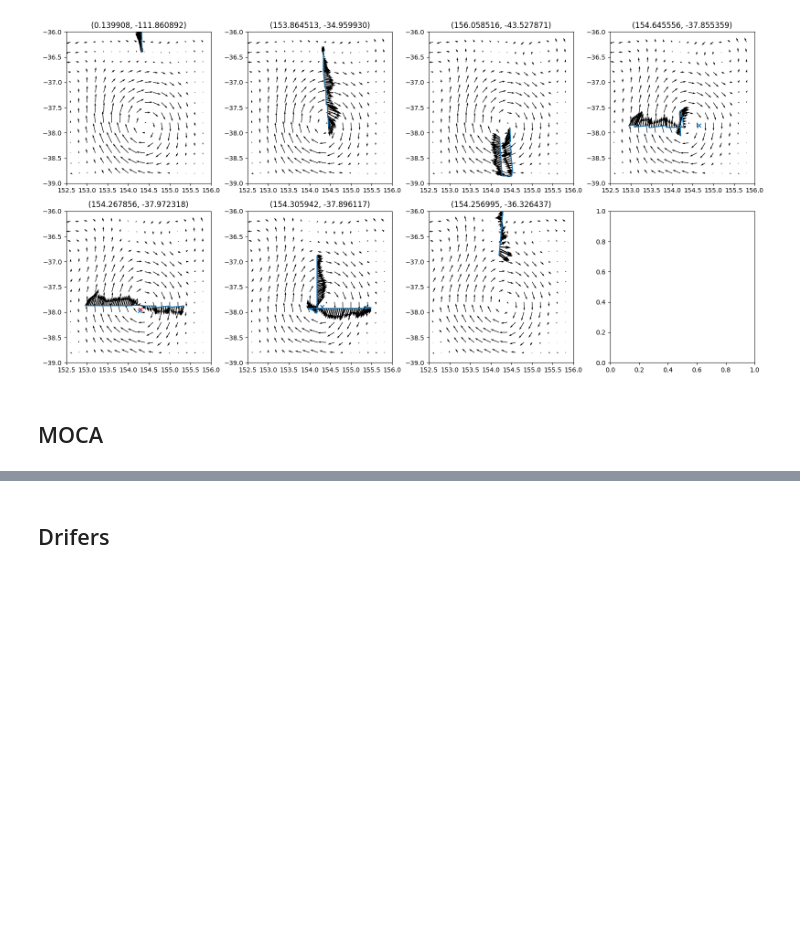
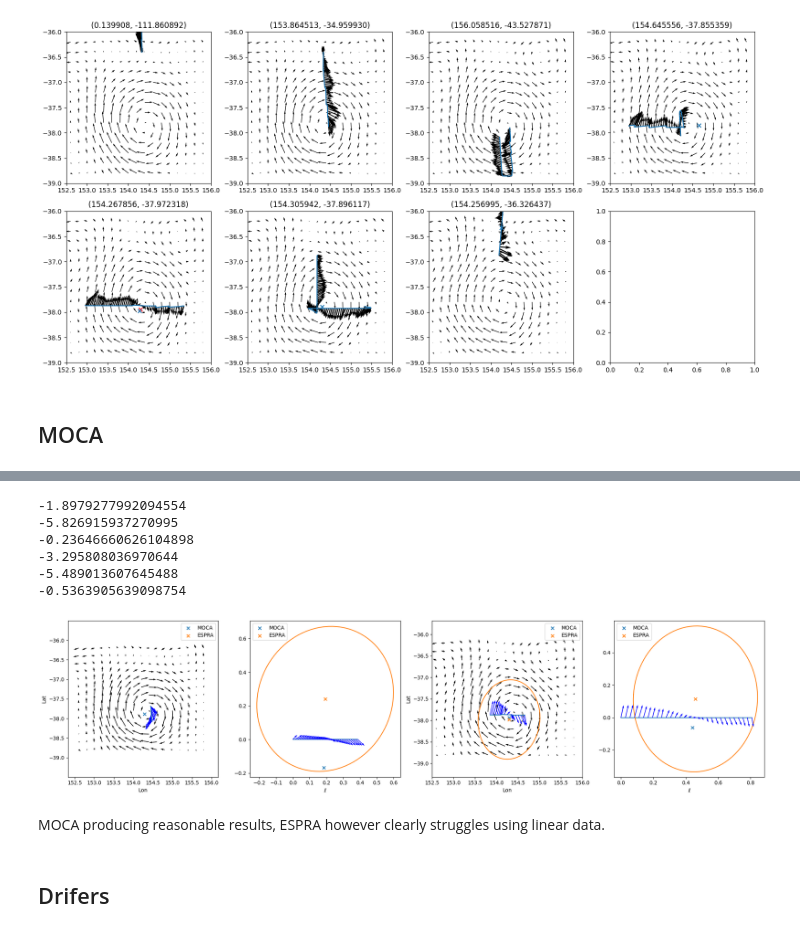
Before and after one commit to regdowse/UNSW-MRes, a Jupyter notebook: MRes/Chapter1/IN2023_paper_plots.ipynb, the cells around one changed output, grey strips where cells are left out. Cells and saved outputs as stored; diff of their text form; code cells hidden in the pictures; blank space fills up the shorter version.

```diff
--- a/MRes/Chapter1/IN2023_paper_plots.ipynb
+++ b/MRes/Chapter1/IN2023_paper_plots.ipynb
@@ -376,9 +421,11 @@ def find_point(ref, v_unit, d_along, d_perp):
 # Define plot limits and time indices
 xmin, xmax = 152.5, 156
 ymin, ymax = -39, -36
+width = 0.004
 
 fig, axs = plt.subplots(1, 4, figsize=(20, 5))
-for e, (t1, t2) in enumerate([(60, 180), (300, 420)]):
+# for e, (t1, t2) in enumerate([(60, 180), (300, 420)]):
+for e, (t1, t2) in enumerate([(110, 140), (340, 370)]):
 
     t_mean = CE_ship_data.iloc[t1:t2].index.mean()
 
@@ -387,7 +434,7 @@ for e, (t1, t2) in enumerate([(60, 180), (300, 420)]):
     fname = CE_filtered_df.loc[closest_date]['fname']
 
     # Plot SSH Data
-    with netCDF4.Dataset(fname, mode='r') as ds:
+    with nc.Dataset(fname, mode='r') as ds:
         lon = ds['LONGITUDE'][:].squeeze()
         lat = ds['LATITUDE'][:].squeeze()
         lon, lat = np.meshgrid(lon, lat)
@@ -403,44 +450,71 @@ for e, (t1, t2) in enumerate([(60, 180), (300, 420)]):
     spacing = 1
     axs[0+2*e].quiver(
         lon[idx][::spacing], lat[idx][::spacing],
         u[idx][::spacing], v[idx][::spacing],
         scale=None, width=None
     )
 
     # Plot RV Data
     day_data = CE_ship_data.iloc[t1:t2]
     xi = np.array(day_data['Lon'])
     yi = np.array(day_data['Lat'])
     ui = np.array(day_data['u'])
     vi = np.array(day_data['v'])
 
+    # plot 1
+    x0_espra, y0_espra, Q_espra, w_espra = espra(xi, yi, ui, vi)
     axs[0+2*e].plot(xi, yi)
-    axs[0+2*e].quiver(xi, yi, ui, vi, color='b')
-
+    axs[0+2*e].quiver(xi, yi, ui, vi, color='b',width=width)
     xi, yi, ui, vi, V_T, V_N = straighten(xi, yi, ui, vi)
+    print(w_espra)
     l = np.hypot(xi - xi[0], yi - yi[0])
 
-    axs[1+2*e].plot(l, np.zeros_like(l))
-    axs[1+2*e].quiver(l, np.zeros_like(l), V_T, V_N, color='b')
-
-    x0, y0, w = moca(V_T, V_N, l)
-    axs[1+2*e].scatter(x0, y0, marker='x')
+    x0l, y0l, w = moca(V_T, V_N, l)
+    print(w)
 
     v_unit = compute_v_unit(xi, yi)
     ref = np.array([xi[0], yi[0]])
-    x0, y0 = find_point(ref, v_unit, x0, y0)
+    x0, y0 = find_point(ref, v_unit, x0l, y0l)
 
-    axs[0+2*e].scatter(x0, y0, marker='x')
-    axs[0+2*e].set_title(f'({x0:0.2f}, {y0:0.2f})')
+    axs[0+2*e].scatter(x0, y0, marker='x', label='MOCA', zorder=5)
+    axs[0+2*e].scatter(x0_espra, y0_espra, marker='x', label='ESPRA', zorder=5)
+    x_ell, y_ell = plot_ellipse(Q_espra, (x0_espra, y0_espra))
+    axs[0+2*e].plot(x_ell, y_ell)
+
+    axs[0+2*e].legend()
+    axs[0+2*e].axis('equal')
     axs[0+2*e].set_xlim(xmin, xmax)
     axs[0+2*e].set_ylim(ymin, ymax)
-    axs[0+2*e].axis('equal')
     axs[0+2*e].set_xlabel('Lon')
     axs[0+2*e].set_ylabel('Lat')
+
+    # plot 2
+
+    axs[1+2*e].plot(l, np.zeros_like(l))
+    axs[1+2*e].quiver(l, np.zeros_like(l), V_T, V_N, color='b', zorder=3, width=width)
+    axs[1+2*e].scatter(x0l, y0l, marker='x', label='MOCA')
+    x0_espral, y0_espral, Q_espral, w_espral = espra(l, [0]*len(l), V_T, V_N)
+    print(w_espral)
+    x_ell, y_ell = plot_ellipse(Q_espral, (x0_espral, y0_espral), scale=.5)
+    axs[1+2*e].plot(x_ell, y_ell)
+    axs[1+2*e].scatter(x0_espral, y0_espral, marker='x',  label='ESPRA')
+
+    axs[1+2*e].legend()
     axs[1+2*e].set_xlabel(r'$\ell$')
     axs[1+2*e].axis('equal')
 
+plt.tight_layout()
 plt.show()
+# %% [output]
+-1.8979277992094554
+-5.826915937270995
+-0.23646660626104898
+-3.295808036970644
+-5.489013607645488
+-0.5363905639098754
+[figure, added]
+# %% [markdown]
+MOCA producing reasonable results, ESPRA however clearly struggles using linear data.
 # %% [markdown]
 ## Drifers
 # %%
```
Also changed, not shown: parts of 15 cells of this notebook.
